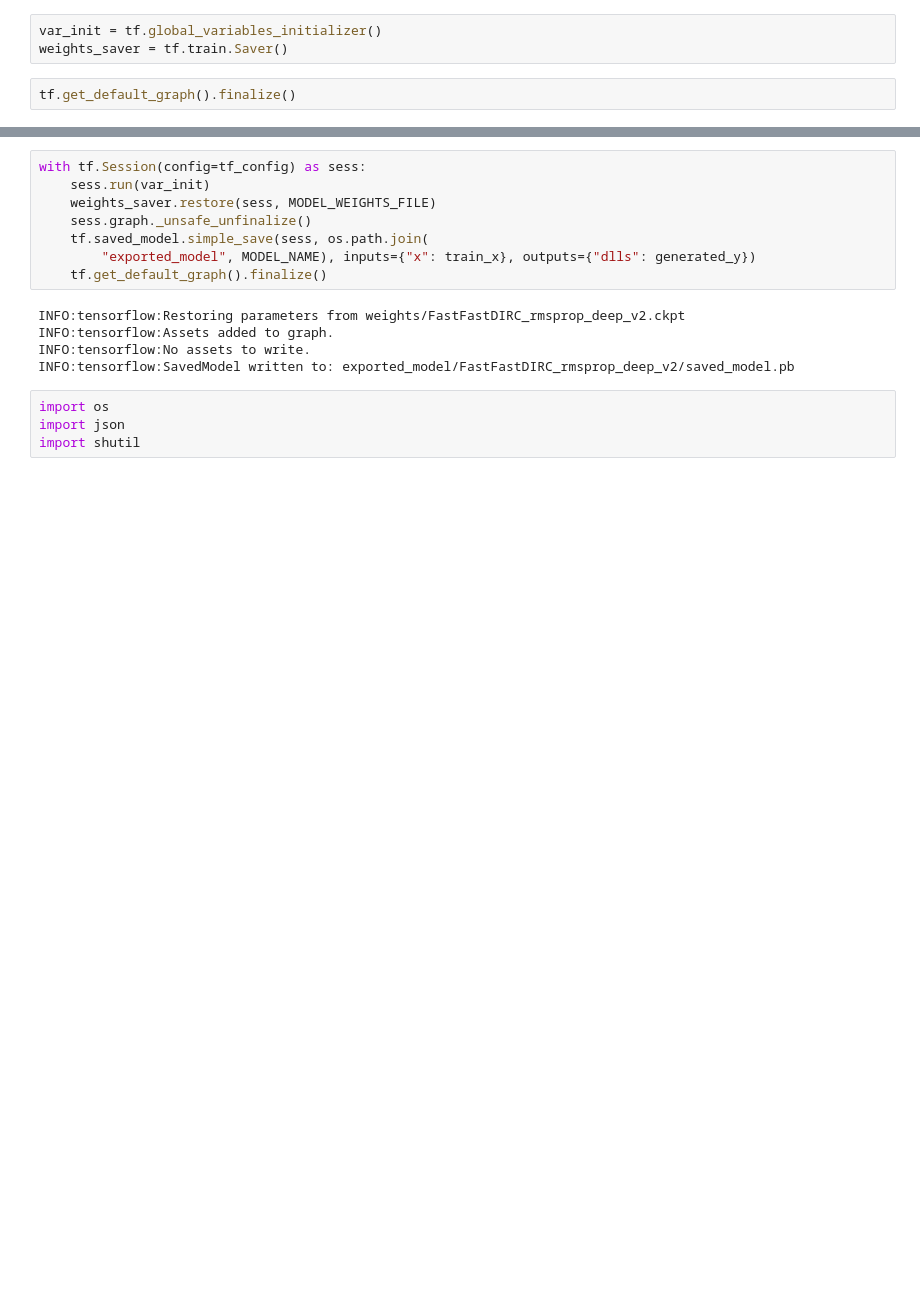
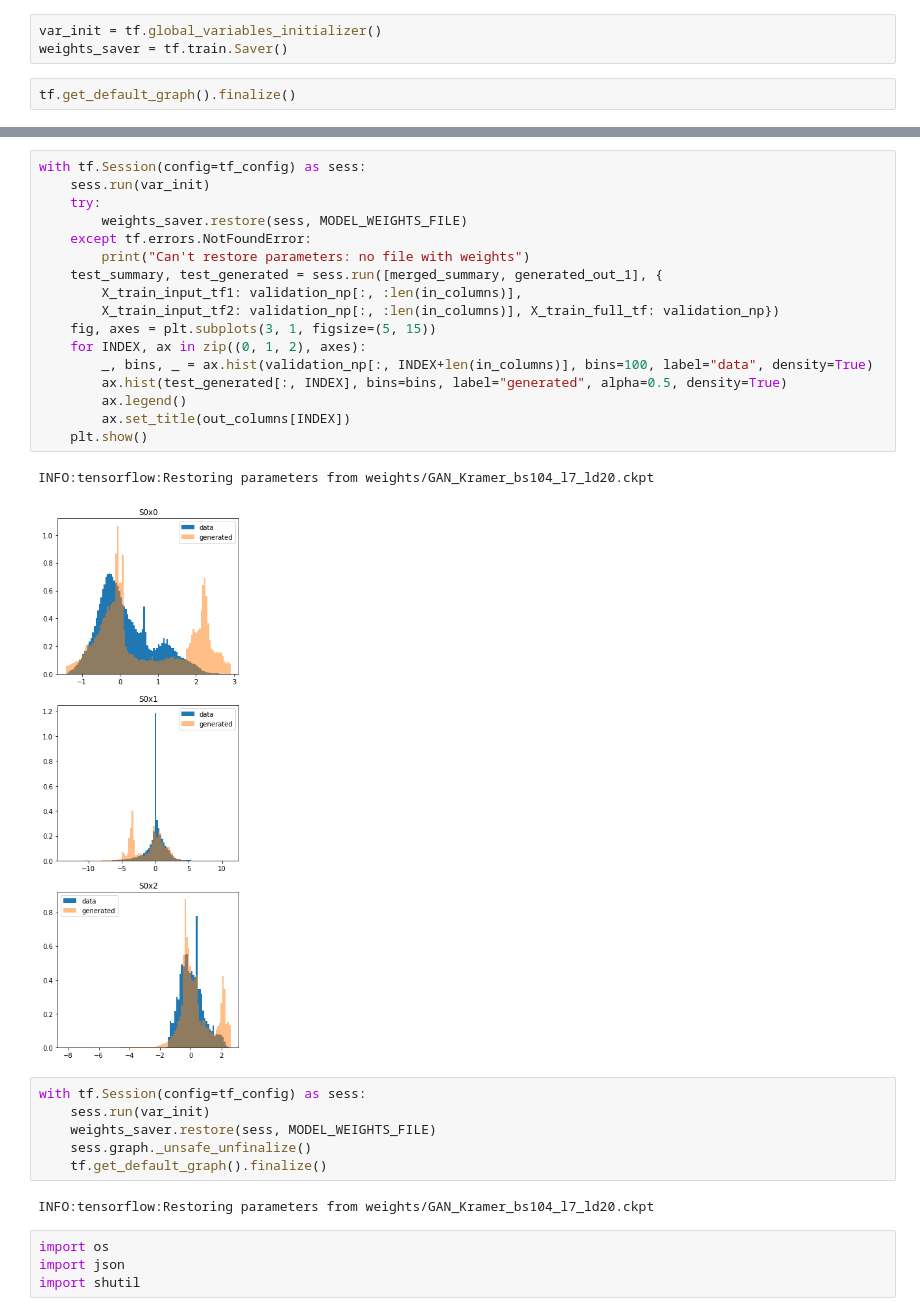
Before and after one commit to weissercn/LHCb_PID_Compression, a Jupyter notebook: GAN_Kramer.ipynb, the cells around one changed output, grey strips where cells are left out. Saved outputs shown, nothing was run; the diff lists cells and outputs as text; blank space fills up the shorter version.

```diff
--- a/GAN_Kramer.ipynb
+++ b/GAN_Kramer.ipynb
@@ -180,17 +183,32 @@ with tf.Session(config=tf_config) as sess:
 KeyboardInterrupt:
+# %%
+with tf.Session(config=tf_config) as sess:
+    sess.run(var_init)
+    try:
+        weights_saver.restore(sess, MODEL_WEIGHTS_FILE)
+    except tf.errors.NotFoundError:
+        print("Can't restore parameters: no file with weights")
+    test_summary, test_generated = sess.run([merged_summary, generated_out_1], {
+        X_train_input_tf1: validation_np[:, :len(in_columns)],
+        X_train_input_tf2: validation_np[:, :len(in_columns)], X_train_full_tf: validation_np})
+    fig, axes = plt.subplots(3, 1, figsize=(5, 15))
+    for INDEX, ax in zip((0, 1, 2), axes):
+        _, bins, _ = ax.hist(validation_np[:, INDEX+len(in_columns)], bins=100, label="data", density=True)
+        ax.hist(test_generated[:, INDEX], bins=bins, label="generated", alpha=0.5, density=True)
+        ax.legend()
+        ax.set_title(out_columns[INDEX])
+    plt.show()
+# %% [output]
+INFO:tensorflow:Restoring parameters from weights/GAN_Kramer_bs104_l7_ld20.ckpt
+[figure, added]
 # %%
 with tf.Session(config=tf_config) as sess:
     sess.run(var_init)
     weights_saver.restore(sess, MODEL_WEIGHTS_FILE)
     sess.graph._unsafe_unfinalize()
-    tf.saved_model.simple_save(sess, os.path.join(
-        "exported_model", MODEL_NAME), inputs={"x": train_x}, outputs={"dlls": generated_y})
     tf.get_default_graph().finalize()
 # %% [output]
-INFO:tensorflow:Restoring parameters from weights/FastFastDIRC_rmsprop_deep_v2.ckpt
-INFO:tensorflow:Assets added to graph.
-INFO:tensorflow:No assets to write.
-INFO:tensorflow:SavedModel written to: exported_model/FastFastDIRC_rmsprop_deep_v2/saved_model.pb
+INFO:tensorflow:Restoring parameters from weights/GAN_Kramer_bs104_l7_ld20.ckpt
 # %%
 import os
 import json
```
Also changed, not shown: parts of 22 cells of this notebook.
